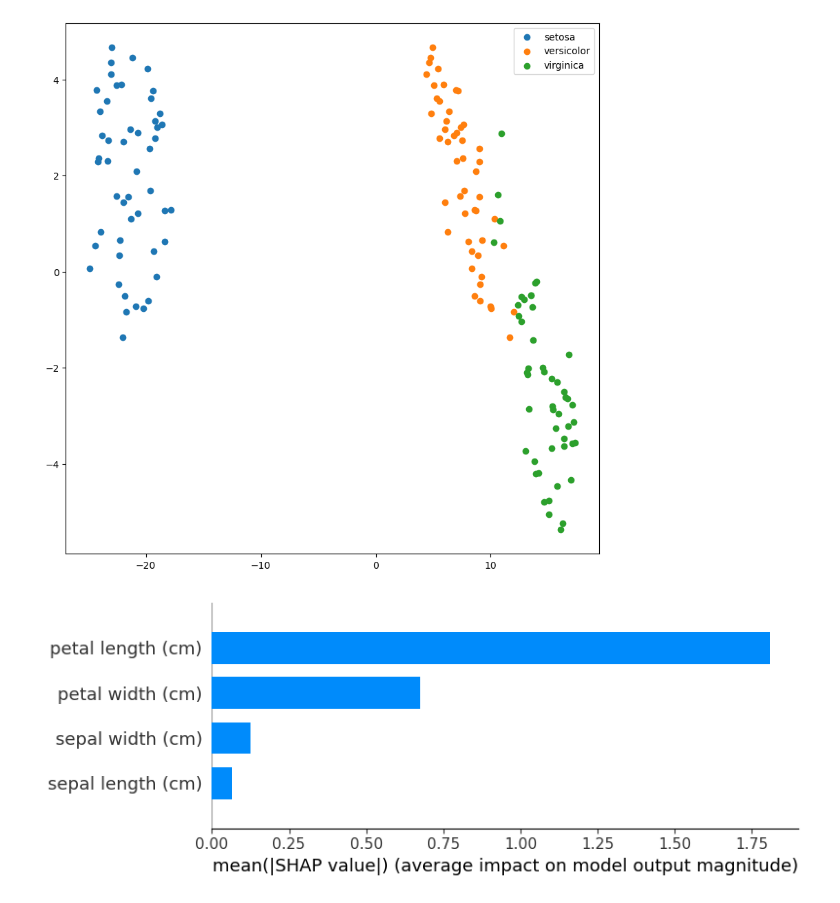
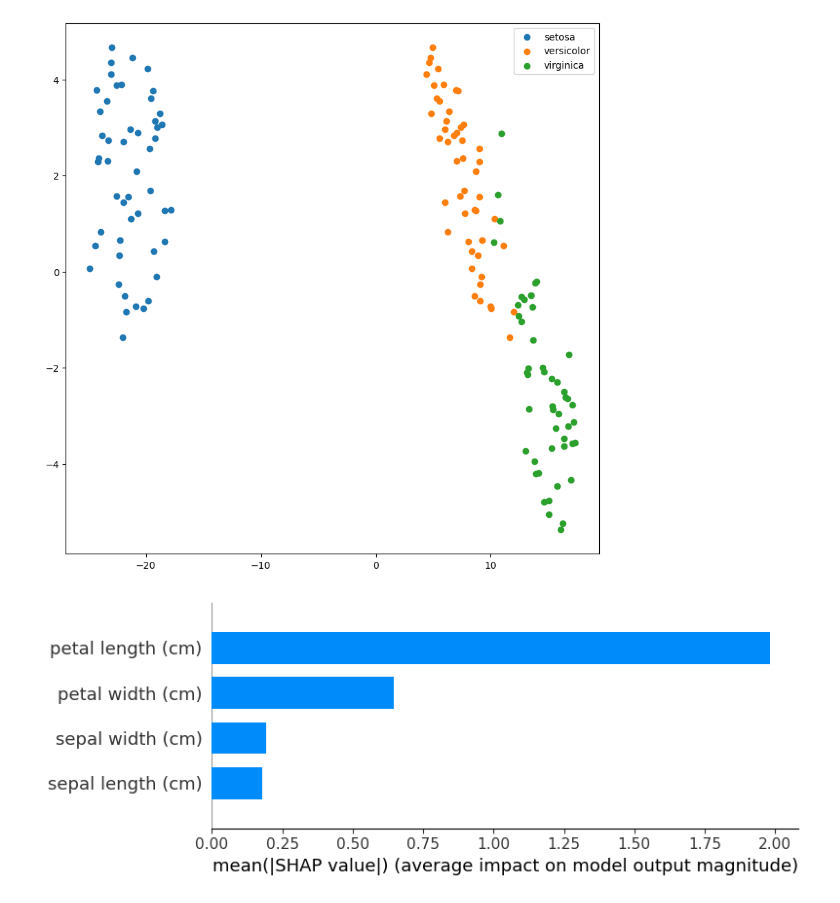
Before and after one commit to HMI2-Research-Group/PIP-Summer-School, a Jupyter notebook: demo_2.ipynb, the cells around one changed output. Drawn from its saved outputs; the diff is of its cells as text; code cells hidden in the pictures.

```diff
--- a/demo_2.ipynb
+++ b/demo_2.ipynb
@@ -67,8 +67,8 @@ plt.show()
 # %%
 explainer = shap.Explainer(clf, X_train)
 shap_values_individual = explainer.shap_values(X_test)
 # Add all elements in the list
 shap_values = sum(shap_values_individual)/len(shap_values_individual)
-shap.summary_plot(shap_values, X_test, plot_type="bar", feature_names=feature_names, class_names=target_names)
+shap.summary_plot(shap_values, plot_type="bar", feature_names=feature_names, class_names=target_names)
 # %% [output]
-[figure, old version]
+[figure, new version]
```
Also changed, not shown: parts of 1 cell of this notebook.
